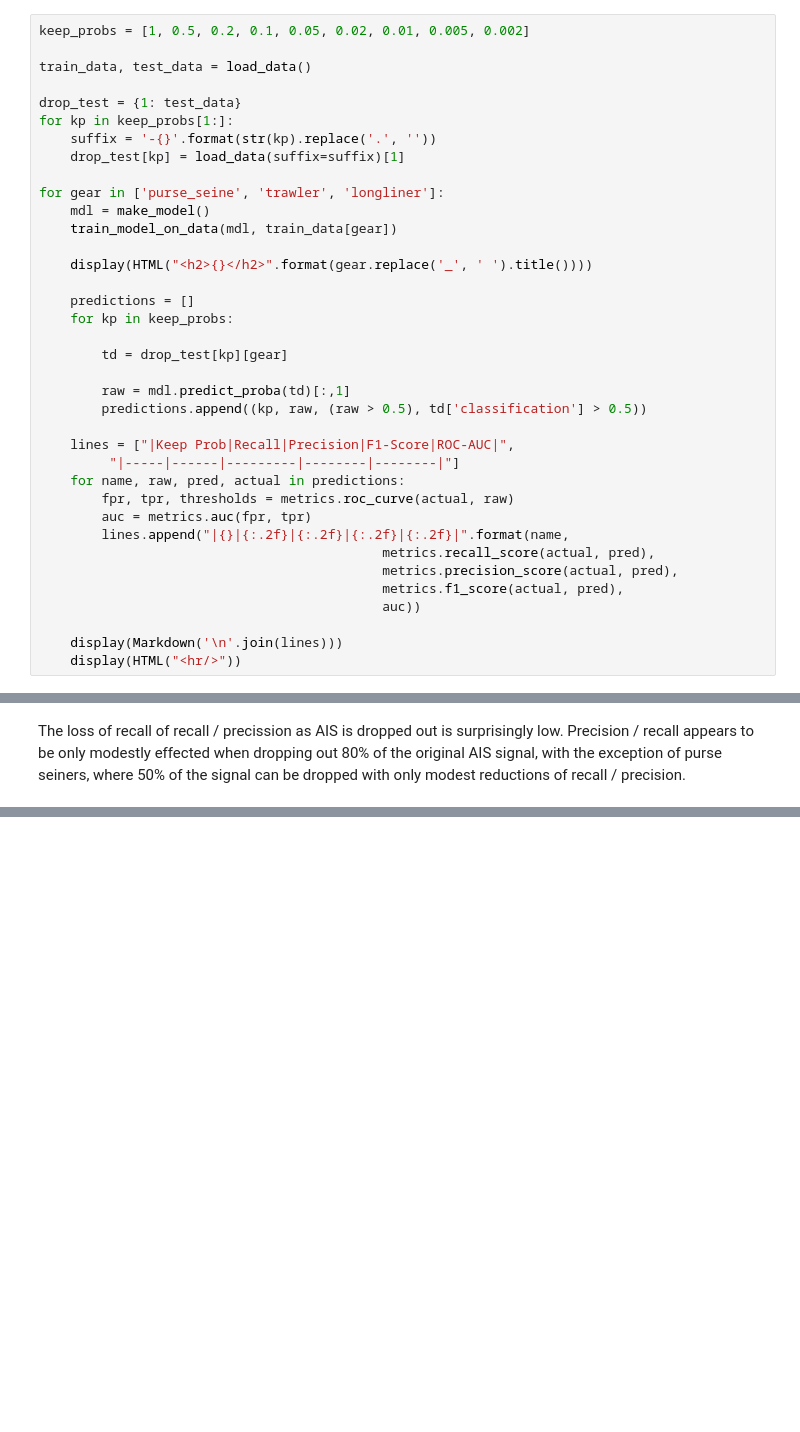
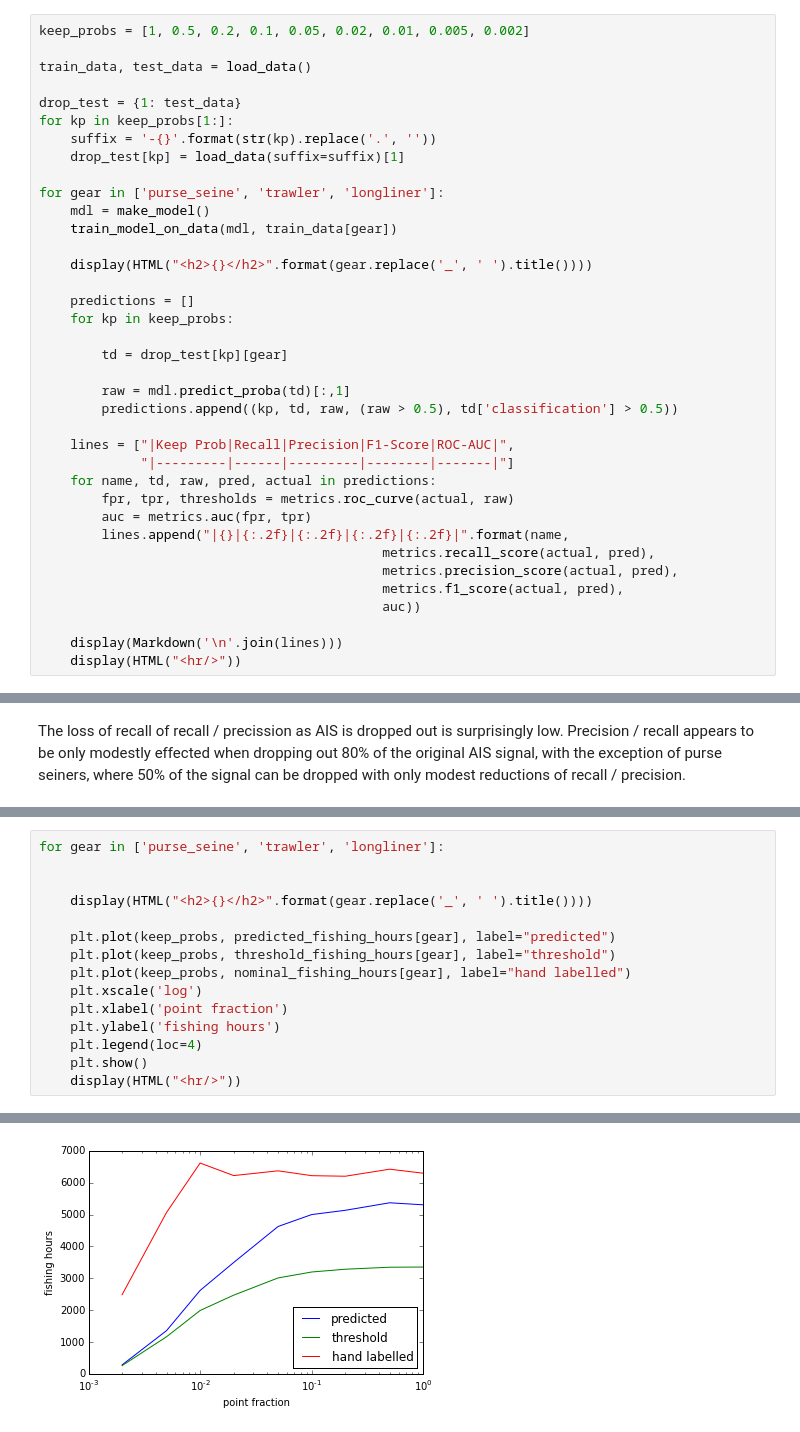
Before and after one commit to marketler/GFW_vessel_scoring, a Jupyter notebook: notebooks/Model-Sensitivity-to-AIS-Degradation.ipynb, the cells around one changed output, grey strips where cells are left out. Saved outputs shown, nothing was run; the diff lists cells and outputs as text; blank space fills up the shorter version.

Commit message:
add comparison of fishing hours

```diff
--- a/notebooks/Model-Sensitivity-to-AIS-Degradation.ipynb
+++ b/notebooks/Model-Sensitivity-to-AIS-Degradation.ipynb
@@ -85,11 +86,11 @@ for gear in ['purse_seine', 'trawler', 'longliner']:
         td = drop_test[kp][gear]
 
         raw = mdl.predict_proba(td)[:,1]
-        predictions.append((kp, raw, (raw > 0.5), td['classification'] > 0.5))
+        predictions.append((kp, td, raw, (raw > 0.5), td['classification'] > 0.5))
 
     lines = ["|Keep Prob|Recall|Precision|F1-Score|ROC-AUC|",
-         "|-----|------|---------|--------|--------|"]
-    for name, raw, pred, actual in predictions:
+             "|---------|------|---------|--------|-------|"]
+    for name, td, raw, pred, actual in predictions:
         fpr, tpr, thresholds = metrics.roc_curve(actual, raw)
         auc = metrics.auc(fpr, tpr)
         lines.append("|{}|{:.2f}|{:.2f}|{:.2f}|{:.2f}|".format(name,
@@ -164,0 +268,16 @@ be dropped with only modest reductions of recall / precision.
+# %%
+for gear in ['purse_seine', 'trawler', 'longliner']:
+
+
+    display(HTML("<h2>{}</h2>".format(gear.replace('_', ' ').title())))
+
+    plt.plot(keep_probs, predicted_fishing_hours[gear], label="predicted")
+    plt.plot(keep_probs, threshold_fishing_hours[gear], label="threshold")
+    plt.plot(keep_probs, nominal_fishing_hours[gear], label="hand labelled")
+    plt.xscale('log')
+    plt.xlabel('point fraction')
+    plt.ylabel('fishing hours')
+    plt.legend(loc=4)
+    plt.show()
+    display(HTML("<hr/>"))
+# %% [output]
@@ -164,0 +285 @@ be dropped with only modest reductions of recall / precision.
+[figure, added]
```
Also changed, not shown: parts of 4 cells of this notebook.
